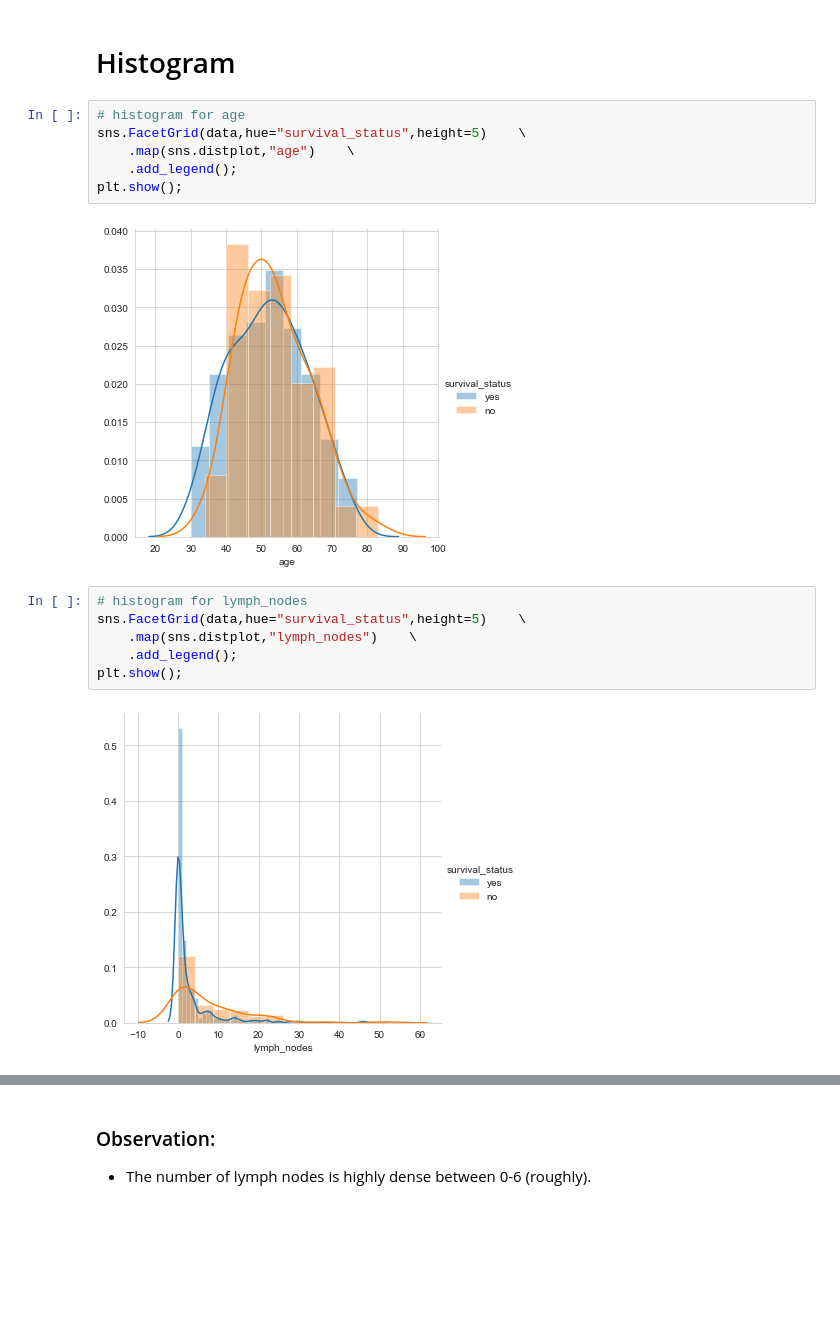
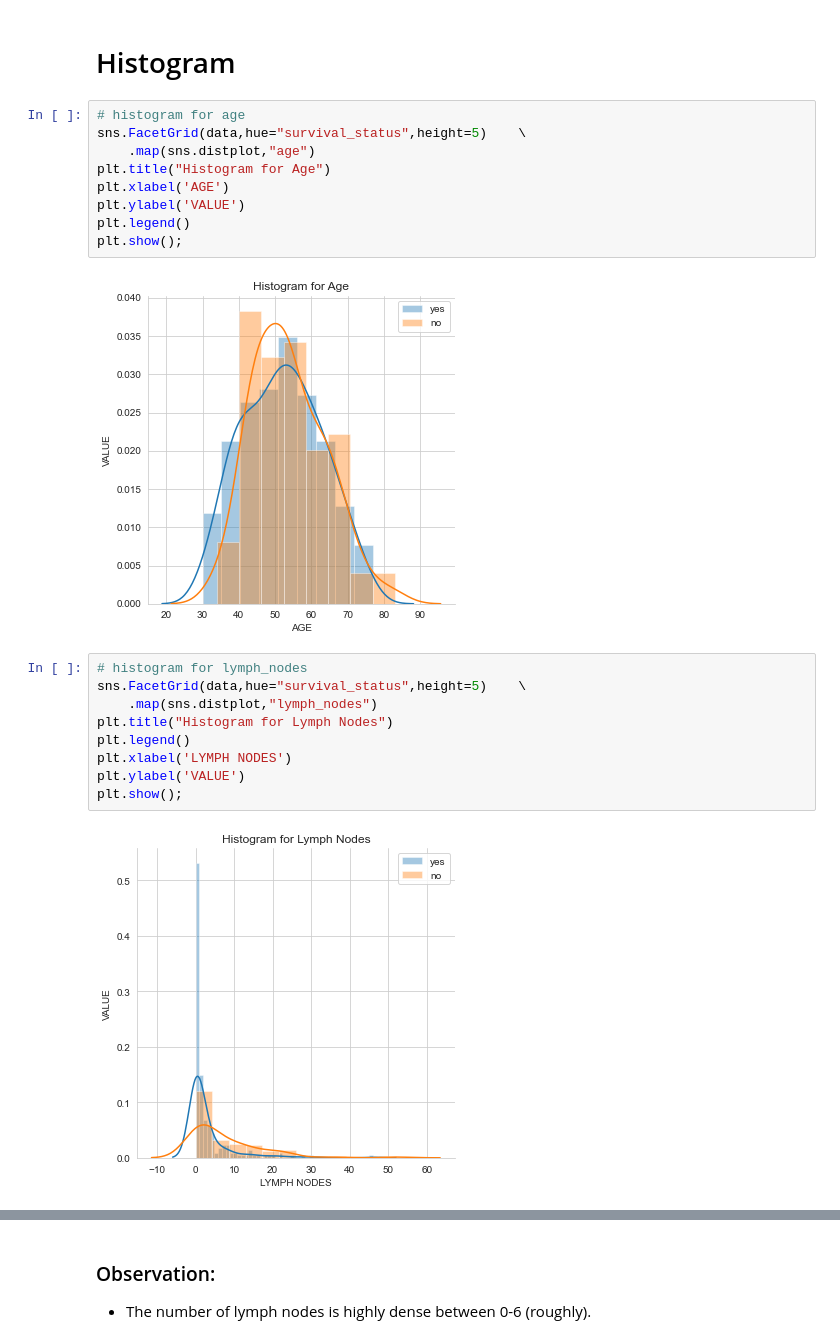
Before and after one commit to Ankit152/HaberMan-Dataset, a Jupyter notebook: habermanEDA.ipynb, the cells around one changed output, grey strips where cells are left out. Cells and saved outputs as stored; diff of their text form; blank space fills up the shorter version.

```diff
--- a/habermanEDA.ipynb
+++ b/habermanEDA.ipynb
@@ -141,19 +141,25 @@ plt.show()
 # %%
 # histogram for age
 sns.FacetGrid(data,hue="survival_status",height=5)    \
-    .map(sns.distplot,"age")    \
-    .add_legend();
+    .map(sns.distplot,"age")
+plt.title("Histogram for Age")
+plt.xlabel('AGE')
+plt.ylabel('VALUE')
+plt.legend()
 plt.show();
 # %% [output]
-[figure, old version]
+[figure, new version]
 # %%
 # histogram for lymph_nodes
 sns.FacetGrid(data,hue="survival_status",height=5)    \
-    .map(sns.distplot,"lymph_nodes")    \
-    .add_legend();
+    .map(sns.distplot,"lymph_nodes")
+plt.title("Histogram for Lymph Nodes")
+plt.legend()
+plt.xlabel('LYMPH NODES')
+plt.ylabel('VALUE')
 plt.show();
 # %% [output]
-[figure, old version]
+[figure, new version]
 # %%
 # histogram for operation_year
 sns.FacetGrid(data,hue="survival_status",height=5)    \
```
Also changed, not shown: parts of 13 cells of this notebook.
